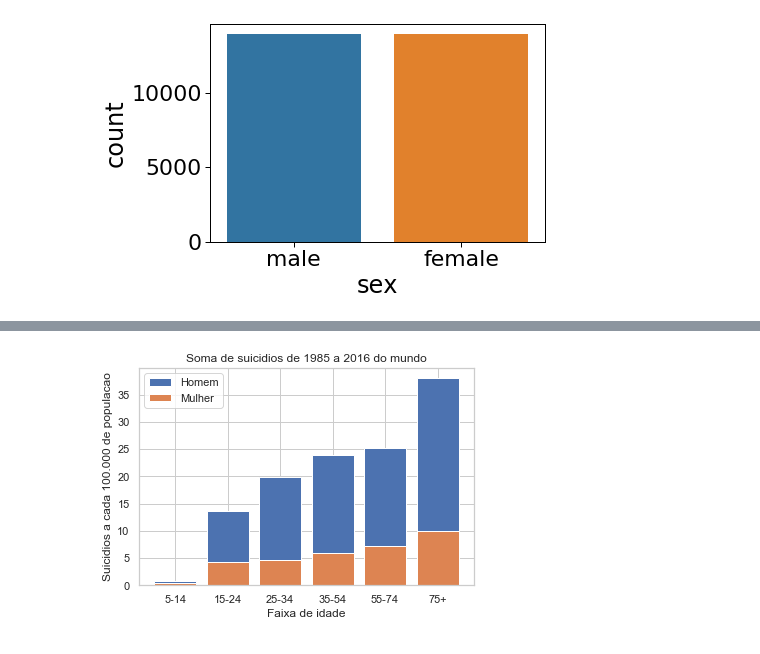
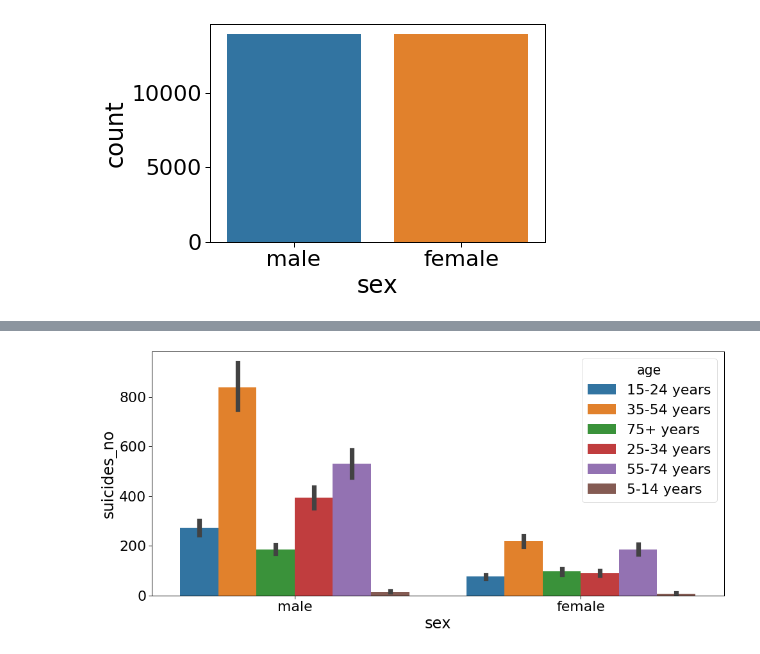
Before and after one commit to thiagobhte/pos-ds-ia, a Jupyter notebook: aed_projeto_1.ipynb, the cells around one changed output, grey strips where cells are left out. Saved outputs shown, nothing was run; the diff lists cells and outputs as text; code cells hidden in the pictures.

```diff
--- a/aed_projeto_1.ipynb
+++ b/aed_projeto_1.ipynb
@@ -124,15 +101,0 @@ suicides_sex_age
-# %%
-age_groups = suicides_sex_age['age'].unique()
-male_suicides = suicides_sex_age[suicides_sex_age['sex'] == 'male']['suicides/100k pop']
-female_suicides = suicides_sex_age[suicides_sex_age['sex'] == 'female']['suicides/100k pop']
-
-plt.bar(age_groups, male_suicides, label='Homem')
-plt.bar(age_groups, female_suicides, label='Mulher')
-
-plt.title('Soma de suicidios de 1985 a 2016 do mundo')
-plt.xlabel('Faixa de idade')
-plt.ylabel('Suicidios a cada 100.000 de populacao')
-plt.legend()
-plt.show()
-# %% [output]
-[figure, removed]
@@ -140,0 +102,6 @@ plt.show()
+# %%
+plt.figure(figsize=(16,7))
+### Suicídos por sexo x idade
+bar_age = sns.barplot(x = 'sex', y = 'suicides_no', hue = 'age',data = df)
+# %% [output]
+[figure, added]
```
Also changed, not shown: parts of 9 cells of this notebook.
